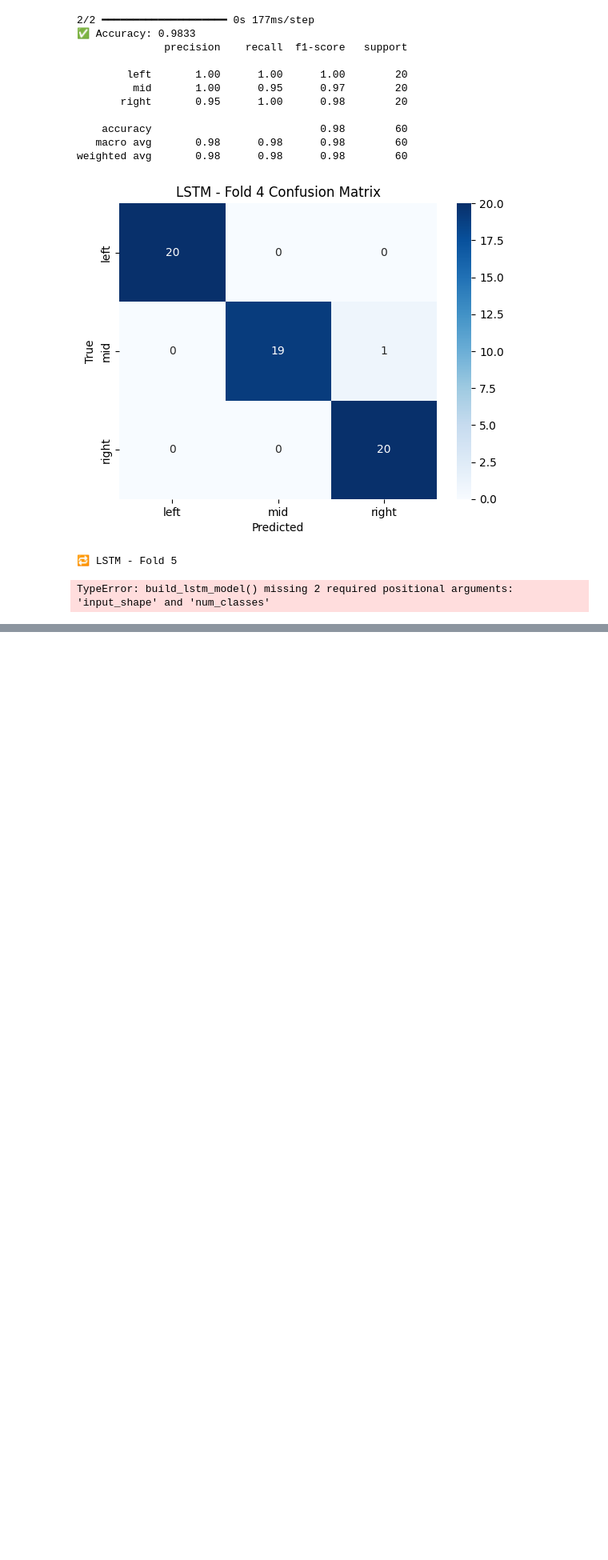
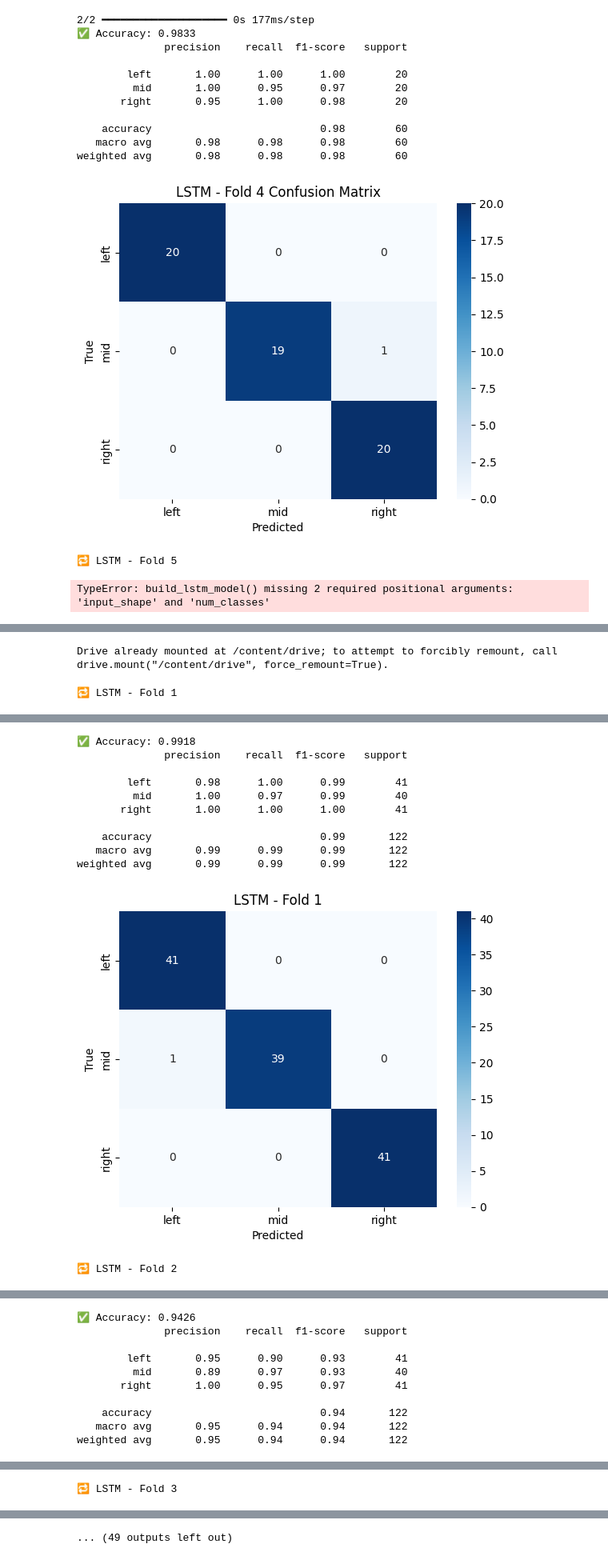
Before and after one commit to 4SumHack36/EchoStrike, a Jupyter notebook: model/Untitled1.ipynb, the cells around one changed output, grey strips where cells are left out. Shown: that part at 80% size. Cells and saved outputs as stored; diff of their text form; code cells hidden in the pictures; blank space fills up the shorter version.

Commit message:
implement 2 detection model for sensor inputs

```diff
--- a/model/Untitled1.ipynb
+++ b/model/Untitled1.ipynb
@@ -228,0 +248,8 @@ TypeError: build_lstm_model() missing 2 required positional arguments: 'input_sh
+# %%
+from google.colab import drive
+drive.mount('/content/drive')
+DATA_DIR = "/content/drive/MyDrive/sensor_data"
+FEATURES = ['LinearAccelerationX', 'LinearAccelerationY', 'LinearAccelerationZ', 'GyroscopeX', 'GyroscopeY', 'GyroscopeZ']
+MAX_ROWS = 100
+# %% [output]
+Drive already mounted at /content/drive; to attempt to forcibly remount, call drive.mount("/content/drive", force_remount=True).
@@ -228,0 +284,26 @@ TypeError: build_lstm_model() missing 2 required positional arguments: 'input_sh
+# %%
+def build_lstm_model(input_shape, num_classes):
+    model = Sequential([
+        LSTM(64, return_sequences=True, input_shape=input_shape),
+        Dropout(0.5),
+        LSTM(64),
+        Dropout(0.5),
+        Dense(32, activation='relu'),
+        Dense(num_classes, activation='softmax')
+    ])
+    model.compile(optimizer='adam', loss='categorical_crossentropy', metrics=['accuracy'])
+    return model
+
+def build_cnn_model(input_shape, num_classes):
+    model = Sequential([
+        Conv1D(64, 3, activation='relu', input_shape=input_shape),
+        MaxPooling1D(2),
+        Conv1D(128, 3, activation='relu'),
+        MaxPooling1D(2),
+        Flatten(),
+        Dense(64, activation='relu'),
+        Dropout(0.5),
+        Dense(num_classes, activation='softmax')
+    ])
+    model.compile(optimizer='adam', loss='categorical_crossentropy', metrics=['accuracy'])
+    return model
@@ -228,0 +353,7 @@ TypeError: build_lstm_model() missing 2 required positional arguments: 'input_sh
+# %%
+train_and_evaluate_model(build_lstm_model, "LSTM", X, y_onehot)
+train_and_evaluate_model(build_cnn_model, "1D-CNN", X, y_onehot)
+train_and_evaluate_model(lambda: RandomForestClassifier(n_estimators=100),
+                         "Random Forest", X_rf, y_encoded, use_onehot=False)
+# %% [output]
+🔁 LSTM - Fold 1
@@ -228,0 +362,12 @@ TypeError: build_lstm_model() missing 2 required positional arguments: 'input_sh
+✅ Accuracy: 0.9918
+              precision    recall  f1-score   support
+
+        left       0.98      1.00      0.99        41
+         mid       1.00      0.97      0.99        40
+       right       1.00      1.00      1.00        41
+
+    accuracy                           0.99       122
+   macro avg       0.99      0.99      0.99       122
+weighted avg       0.99      0.99      0.99       122
+[figure, added]
+🔁 LSTM - Fold 2
@@ -228,0 +376,10 @@ TypeError: build_lstm_model() missing 2 required positional arguments: 'input_sh
+✅ Accuracy: 0.9426
+              precision    recall  f1-score   support
+
+        left       0.95      0.90      0.93        41
+         mid       0.89      0.97      0.93        40
+       right       1.00      0.95      0.97        41
+
+    accuracy                           0.94       122
+   macro avg       0.95      0.94      0.94       122
+weighted avg       0.95      0.94      0.94       122
@@ -228,0 +387 @@ TypeError: build_lstm_model() missing 2 required positional arguments: 'input_sh
+🔁 LSTM - Fold 3
@@ -228,0 +389 @@ TypeError: build_lstm_model() missing 2 required positional arguments: 'input_sh
+... (49 outputs left out)
```
Also changed, not shown: parts of 18 cells of this notebook, 2 other files.
